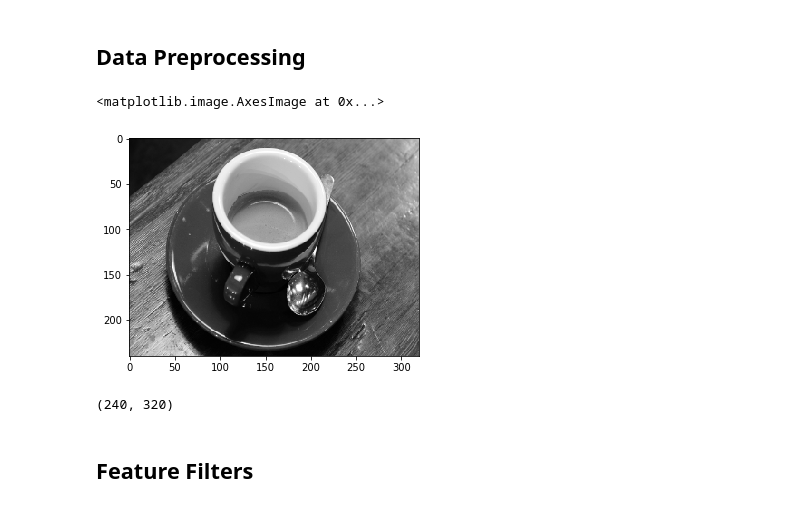
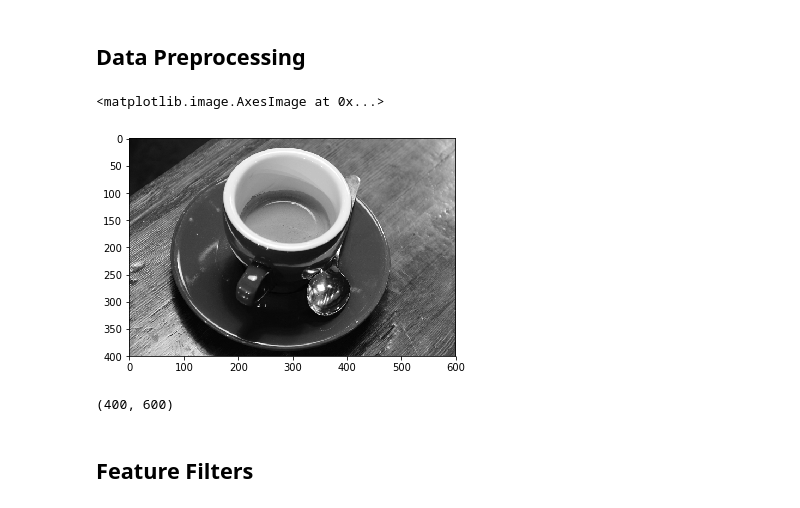
Before and after one commit to void3000/Deep-Learning-Simple-Neural-Network, a Jupyter notebook: Convolutional Network v1.1.ipynb, the cells around one changed output. Cells and saved outputs as stored; diff of their text form; code cells hidden in the pictures.

```diff
--- a/Convolutional Network v1.1.ipynb
+++ b/Convolutional Network v1.1.ipynb
@@ -15,17 +15,17 @@ from matplotlib import pyplot as plt
 # %%
 image = data.coffee()                 # astronaut,chelsea,coffee,camera
 image = color.rgb2gray(image)
 
-image = resize(image,(240,320))
+# image = resize(image,(240,320))
 
 plt.imshow(image, cmap='gray')
 # %% [output]
 <matplotlib.image.AxesImage at 0x...>
-[figure, old version]
+[figure, new version]
 # %%
 image.shape
 # %% [output]
-(240, 320)
+(400, 600)
 # %% [markdown]
 ## Feature Filters
 # %%
```
Also changed, not shown: parts of 9 cells of this notebook.
